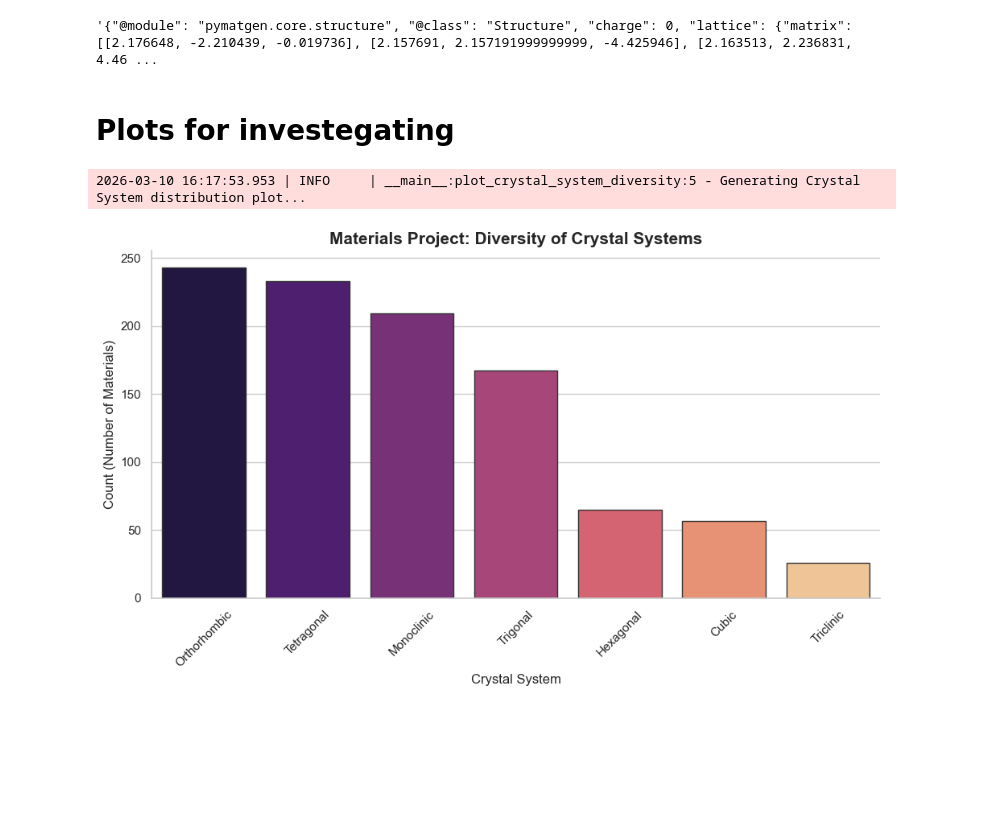
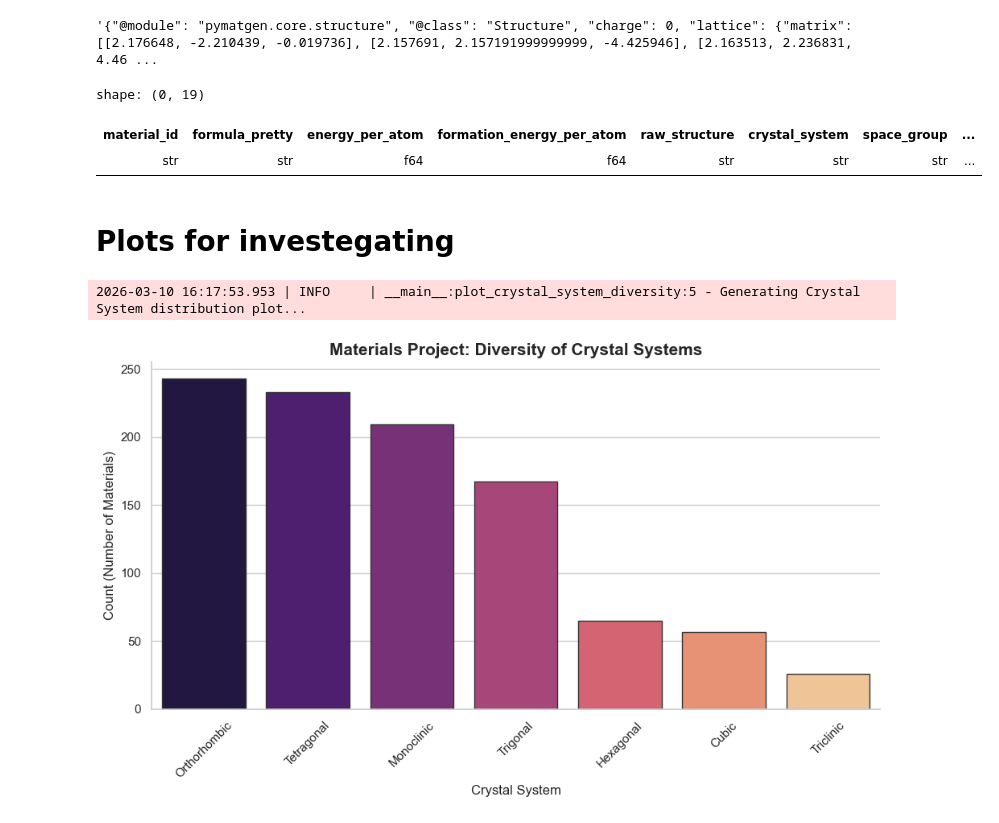
Before and after one commit to karlfindhansen/Non-Euclidean-Distances-in-Molecular-Representation, a Jupyter notebook: notebooks/Materials Project/analysis/materials_project_analysis.ipynb, the cells around one changed output. Drawn from its saved outputs; the diff is of its cells as text; code cells hidden in the pictures; blank space fills up the shorter version.

```diff
--- a/notebooks/Materials Project/materials_project_analysis.ipynb
+++ b/notebooks/Materials Project/analysis/materials_project_analysis.ipynb
@@ -32,6 +32,19 @@ shape: (1_000, 18)
 mp.df["raw_structure"][0]
 # %% [output]
 '{"@module": "pymatgen.core.structure", "@class": "Structure", "charge": 0, "lattice": {"matrix": [[2.176648, -2.210439, -0.019736], [2.157691, 2.157191999999999, -4.425946], [2.163513, 2.236831, 4.46 ...
+# %%
+duplicate_embeddings = mp.df.join(
+    mp.df.group_by("soap_embedding")
+        .len()
+        .filter(pl.col("len") > 1),
+    on="soap_embedding"
+)
+
+duplicate_embeddings
+# %% [output]
+shape: (0, 19)
+| material_id | formula_pretty | energy_per_atom | formation_energy_per_atom | raw_structure | crystal_system | space_group | ... |
+| str | str | f64 | f64 | str | str | str | ... |
 # %% [markdown]
 # Plots for investegating
 # %%
```
Also changed, not shown: parts of 2 cells of this notebook, 1 other file.
